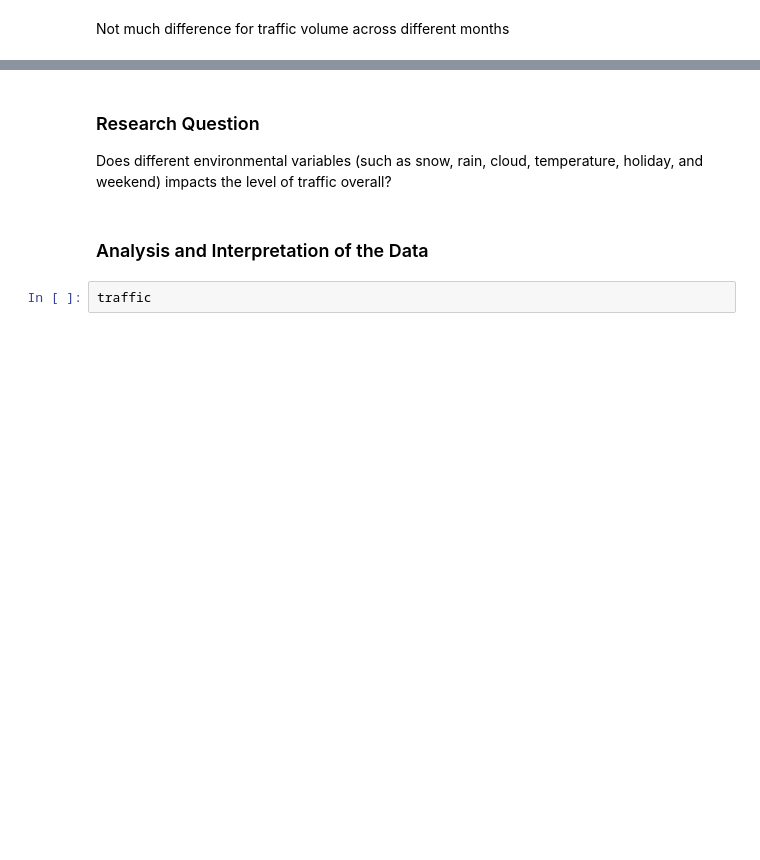
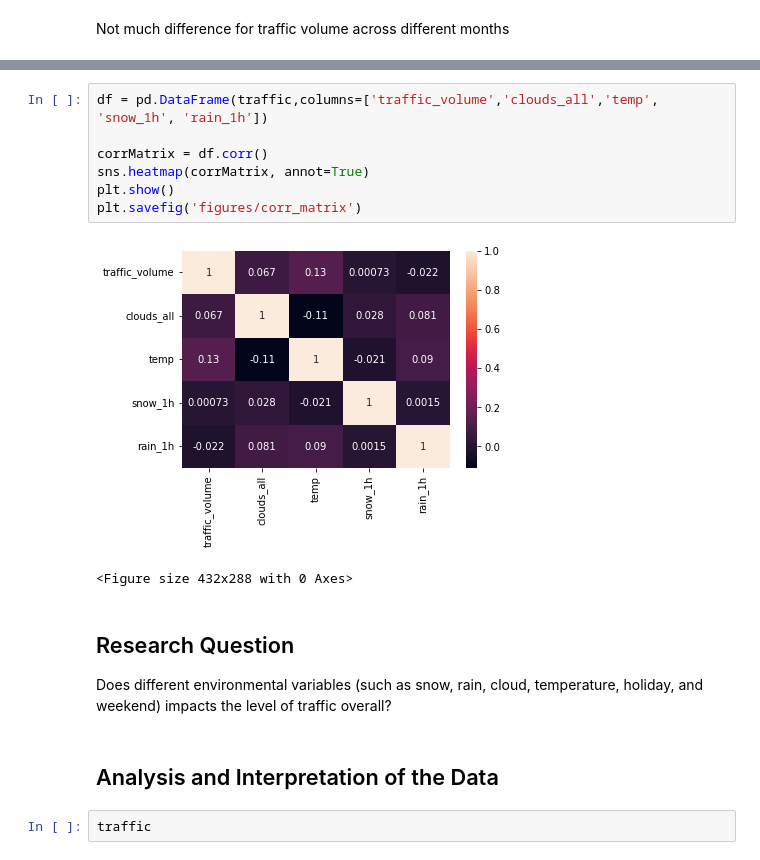
Before and after one commit to UCB-stat-159-s22/hw07-group18, a Jupyter notebook: Analysis.ipynb, the cells around one changed output, grey strips where cells are left out. Drawn from its saved outputs; the diff is of its cells as text; blank space fills up the shorter version.

Commit message:
fix analysis nb and added more graphs

```diff
--- a/Analysis.ipynb
+++ b/Analysis.ipynb
@@ -188,9 +184,19 @@ sns.boxplot(y='traffic_volume', x='rain_level', data = traffic)
+# %%
+df = pd.DataFrame(traffic,columns=['traffic_volume','clouds_all','temp', 'snow_1h', 'rain_1h'])
+
+corrMatrix = df.corr()
+sns.heatmap(corrMatrix, annot=True)
+plt.show()
+plt.savefig('figures/corr_matrix')
+# %% [output]
+[figure, added]
+<Figure size 432x288 with 0 Axes>
 # %% [markdown]
-### Research Question
+## Research Question
 
 Does different environmental variables (such as snow, rain, cloud, temperature, holiday, and weekend) impacts the level of traffic overall?
 # %% [markdown]
-### Analysis and Interpretation of the Data
+## Analysis and Interpretation of the Data
 # %%
 traffic
 # %% [output]
```
Also changed, not shown: parts of 13 cells of this notebook, 2 other files.
